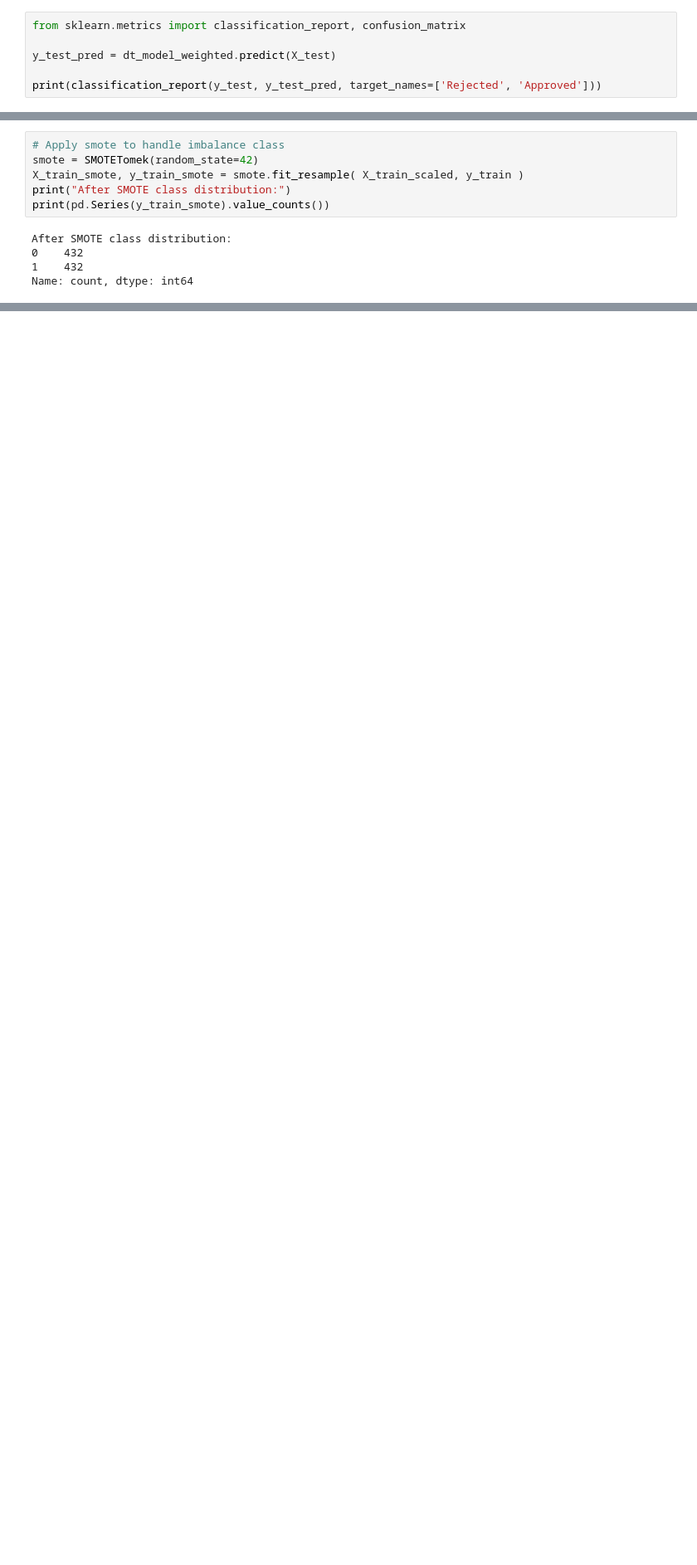
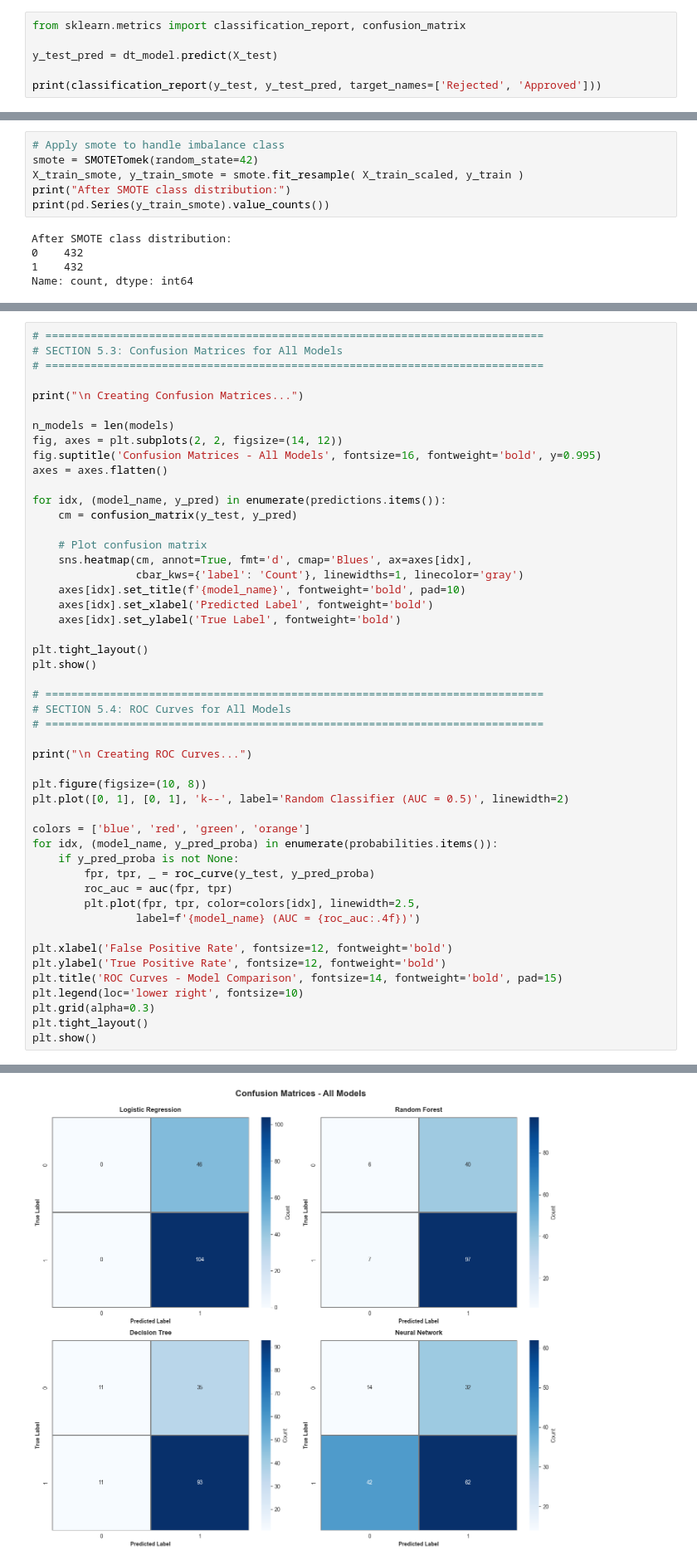
Before and after one commit to yicikek/DataMining_GP1, a Jupyter notebook: wie3007-gp1.ipynb, the cells around one changed output, grey strips where cells are left out. Shown at 83% size. Drawn from its saved outputs; the diff is of its cells as text; blank space fills up the shorter version.

```diff
--- a/wie3007-gp1.ipynb
+++ b/wie3007-gp1.ipynb
@@ -842,7 +849,7 @@ Validation Accuracy: 0.7333333333333333
 # %%
 from sklearn.metrics import classification_report, confusion_matrix
 
-y_test_pred = dt_model_weighted.predict(X_test)
+y_test_pred = dt_model.predict(X_test)
 
 print(classification_report(y_test, y_test_pred, target_names=['Rejected', 'Approved']))
 # %% [output]
@@ -1065,0 +1295,50 @@ plt.show()
+# %%
+# =============================================================================
+# SECTION 5.3: Confusion Matrices for All Models
+# =============================================================================
+
+print("\n Creating Confusion Matrices...")
+
+n_models = len(models)
+fig, axes = plt.subplots(2, 2, figsize=(14, 12))
+fig.suptitle('Confusion Matrices - All Models', fontsize=16, fontweight='bold', y=0.995)
+axes = axes.flatten()
+
+for idx, (model_name, y_pred) in enumerate(predictions.items()):
+    cm = confusion_matrix(y_test, y_pred)
+
+    # Plot confusion matrix
+    sns.heatmap(cm, annot=True, fmt='d', cmap='Blues', ax=axes[idx],
+                cbar_kws={'label': 'Count'}, linewidths=1, linecolor='gray')
+    axes[idx].set_title(f'{model_name}', fontweight='bold', pad=10)
+    axes[idx].set_xlabel('Predicted Label', fontweight='bold')
+    axes[idx].set_ylabel('True Label', fontweight='bold')
+
+plt.tight_layout()
+plt.show()
+
+# =============================================================================
+# SECTION 5.4: ROC Curves for All Models
+# =============================================================================
+
+print("\n Creating ROC Curves...")
+
+plt.figure(figsize=(10, 8))
+plt.plot([0, 1], [0, 1], 'k--', label='Random Classifier (AUC = 0.5)', linewidth=2)
+
+colors = ['blue', 'red', 'green', 'orange']
+for idx, (model_name, y_pred_proba) in enumerate(probabilities.items()):
+    if y_pred_proba is not None:
+        fpr, tpr, _ = roc_curve(y_test, y_pred_proba)
+        roc_auc = auc(fpr, tpr)
+        plt.plot(fpr, tpr, color=colors[idx], linewidth=2.5,
+                label=f'{model_name} (AUC = {roc_auc:.4f})')
+
+plt.xlabel('False Positive Rate', fontsize=12, fontweight='bold')
+plt.ylabel('True Positive Rate', fontsize=12, fontweight='bold')
+plt.title('ROC Curves - Model Comparison', fontsize=14, fontweight='bold', pad=15)
+plt.legend(loc='lower right', fontsize=10)
+plt.grid(alpha=0.3)
+plt.tight_layout()
+plt.show()
+# %% [output]
@@ -1065,0 +1346 @@ plt.show()
+[figure, added]
```
Also changed, not shown: parts of 26 cells of this notebook.
